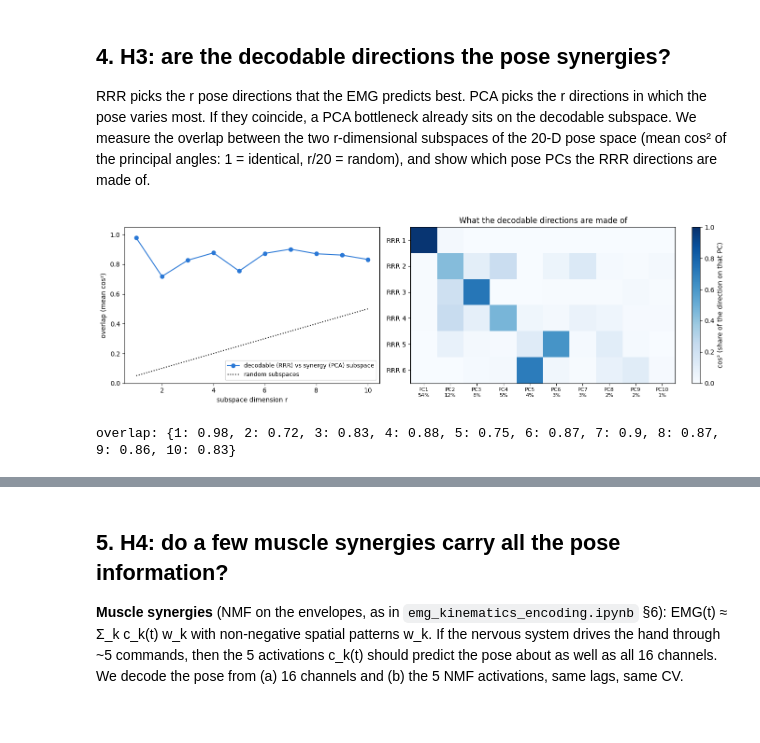
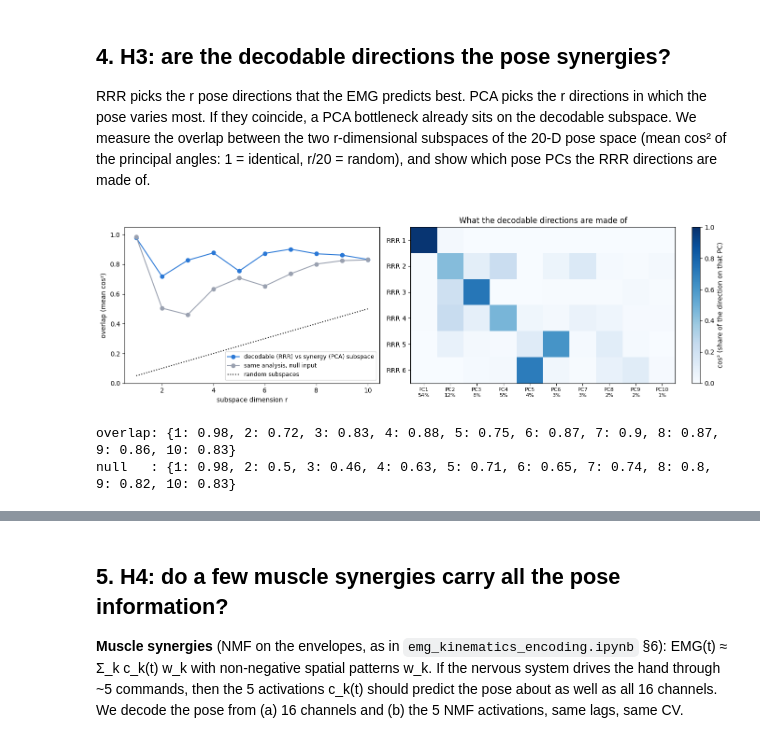
Before and after one commit to eljoserass/semg2pose, a Jupyter notebook: notebooks/neural_synergies.ipynb, the cells around one changed output, grey strips where cells are left out. Cells and saved outputs as stored; diff of their text form; code cells hidden in the pictures.

```diff
--- a/notebooks/neural_synergies.ipynb
+++ b/notebooks/neural_synergies.ipynb
@@ -168,6 +168,12 @@ for r in recs:
     Fs.append((np.arange(T) * 5 // T)[keep]); Ss.append(np.full(keep.sum(), r["stage"])); Hs.append(np.full(keep.sum(), r["side"]))
 X, Y, V, folds, stage_lab, side_lab = map(np.concatenate, (Xs, Ys, Vs, Fs, Ss, Hs))
 X, Y, V = np.vstack(Xs), np.vstack(Ys), np.vstack(Vs)
+# Null input used as a control below: each recording's EMG features shifted by half the recording relative to its pose,
+# which destroys the moment-to-moment EMG-pose link but keeps each recording's EMG statistics.
+Xn, _start = [], 0
+for r in recs:
+    _n = r["ok"].sum(); Xn.append(np.roll(X[_start:_start + _n], _n // 2, axis=0)); _start += _n
+Xn = np.vstack(Xn)
 print("X", X.shape, "Y", Y.shape)
 
 
@@ -226,24 +264,31 @@ show which pose PCs the RRR directions are made of.
 # %%
 mx, sx, my = X.mean(0), X.std(0) + 1e-9, Y.mean(0)
 A = (X - mx) / sx
 W = np.linalg.solve(A.T @ A + 10 * np.eye(A.shape[1]), A.T @ (Y - my))
 _, _, Vt_rrr = np.linalg.svd(A @ W, full_matrices=False)
 _, s_pose, Vt_pca = np.linalg.svd(Y - my, full_matrices=False)
 ev_pose = s_pose ** 2 / (s_pose ** 2).sum()
 overlap = {r: np.mean(np.cos(subspace_angles(Vt_rrr[:r].T, Vt_pca[:r].T)) ** 2) for r in range(1, 11)}
+An = (Xn - Xn.mean(0)) / (Xn.std(0) + 1e-9)
+Wn = np.linalg.solve(An.T @ An + 10 * np.eye(An.shape[1]), An.T @ (Y - my))
+_, _, Vt_null = np.linalg.svd(An @ Wn, full_matrices=False)
+overlap_null = {r: np.mean(np.cos(subspace_angles(Vt_null[:r].T, Vt_pca[:r].T)) ** 2) for r in range(1, 11)}
 
 fig, (ax1, ax2) = plt.subplots(1, 2, figsize=(14, 4.3), gridspec_kw={"width_ratios": [1, 1.3]})
 ax1.plot(list(overlap), list(overlap.values()), "o-", color=BLUE, label="decodable (RRR) vs synergy (PCA) subspace")
+ax1.plot(list(overlap_null), list(overlap_null.values()), "o-", color=GREY, label="same analysis, null input")
 ax1.plot(list(overlap), [r / 20 for r in overlap], ":", color="k", label="random subspaces")
 ax1.set_xlabel("subspace dimension r"); ax1.set_ylabel("overlap (mean cos²)"); ax1.set_ylim(0, 1.05); ax1.legend(fontsize=9)
 M = np.abs(Vt_rrr[:6] @ Vt_pca[:10].T) ** 2          # how much of each RRR direction lies on each pose PC
 im = ax2.imshow(M, cmap="Blues", vmin=0, vmax=1, aspect="auto")
 ax2.set_xticks(range(10), [f"PC{i + 1}\n{100 * ev_pose[i]:.0f}%" for i in range(10)], fontsize=8)
 ax2.set_yticks(range(6), [f"RRR {i + 1}" for i in range(6)])
 plt.colorbar(im, ax=ax2, label="cos² (share of the direction on that PC)")
 ax2.set_title("What the decodable directions are made of")
 plt.tight_layout(); plt.show()
 print("overlap:", {r: round(v, 2) for r, v in overlap.items()})
+print("null   :", {r: round(v, 2) for r, v in overlap_null.items()})
 # %% [output]
-[figure, old version]
+[figure, new version]
 overlap: {1: 0.98, 2: 0.72, 3: 0.83, 4: 0.88, 5: 0.75, 6: 0.87, 7: 0.9, 8: 0.87, 9: 0.86, 10: 0.83}
+null   : {1: 0.98, 2: 0.5, 3: 0.46, 4: 0.63, 5: 0.71, 6: 0.65, 7: 0.74, 8: 0.8, 9: 0.82, 10: 0.83}
```
Also changed, not shown: parts of 6 cells of this notebook, 16 other files.
